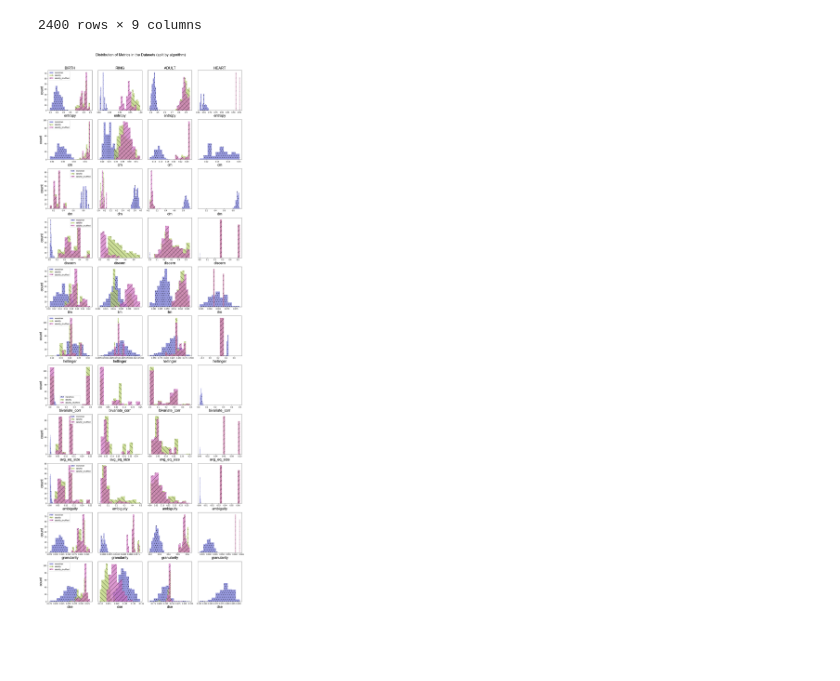
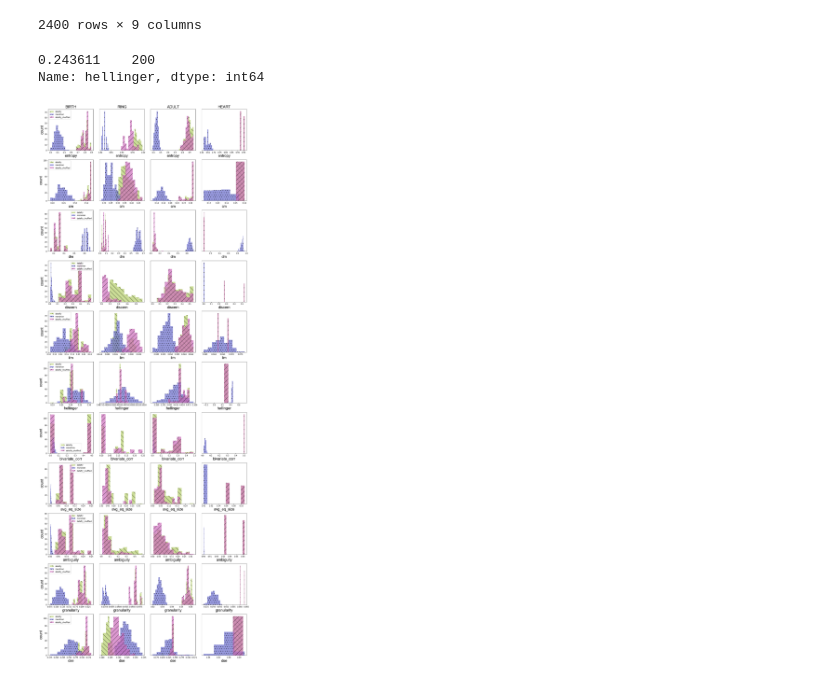
Before and after one commit to Deeep12345/Entropy_utility_measure, a Jupyter notebook: code/results/figures/metric_histograms.ipynb, the cells around one changed output. Cells and saved outputs as stored; diff of their text form; code cells hidden in the pictures; blank space fills up the shorter version.

Commit message:
probs final versions of the figures

```diff
--- a/code/results/figures/metric_histograms.ipynb
+++ b/code/results/figures/metric_histograms.ipynb
@@ -74,12 +74,23 @@ algo_patterns={
 
 
 #= [ "/" , "\\" , "|" , "-" , "+" , "x", "o", "O", ".", "*" ]
+# %%
+heart[heart["algo"] == "datafly"]["hellinger"].value_counts()
+# %% [output]
+0.243611    200
+Name: hellinger, dtype: int64
 # %%
 def nicehist(metric, info, with_title=False, with_y_label=False, with_legend=False, with_x_tick=False):
     metric_df, accuracy_df, color, mark, label = info
     for algo in set(metric_df["algo"]):
-        plt.hist(metric_df[metric_df["algo"]==algo][metric], alpha=0.7,
-                 color=algo_colors[algo], label=algo, hatch=algo_patterns[algo])
+        if label == "HEART" and metric in ["entropy", "cm", "dm", "discern", "bivariate_corr", "avg_eq_size", "dse"]:
+            data = metric_df[metric_df["algo"]==algo][metric]
+            plt.hist(data, alpha=0.7,
+                     color=algo_colors[algo], label=algo, hatch=algo_patterns[algo],
+                     bins=np.arange(min(data), max(data) + 0.01, 0.01))
+        else:
+            plt.hist(metric_df[metric_df["algo"]==algo][metric], alpha=0.7,
+                     color=algo_colors[algo], label=algo, hatch=algo_patterns[algo])
         #plt.legend()
         plt.tick_params(axis='x',which='both',bottom=True)
         plt.xlabel(metric, fontsize=20, fontname='Arial')
@@ -93,20 +104,19 @@ def nicehist(metric, info, with_title=False, with_y_label=False, with_legend=Fal
 # %%
 cellsize = 4
 n_metrics = len(metrics.columns) -3
 
 plt.figure(figsize=(4*cellsize, n_metrics*cellsize))
-plt.suptitle("Distribution of Metrics in the Datasets (split by algorithm)", fontsize=20, fontname='Arial')
 
 for i, metric in enumerate(metrics.columns[3:]):
     for j,x in enumerate(plot_info):
         plt.subplot(n_metrics, 4, i*4+j+1)
         nicehist(metric, x, with_title=(i==0), with_y_label=(j==0), with_x_tick=True)
         if j == 0:
             plt.legend()
 
 
 plt.tight_layout()
 plt.subplots_adjust(top=0.95)
 plt.savefig(f"histograms/pat_full_scatter.png")
 # %% [output]
-[figure, old version]
+[figure, new version]
```
Also changed, not shown: parts of 1 cell of this notebook, 25 other files.
